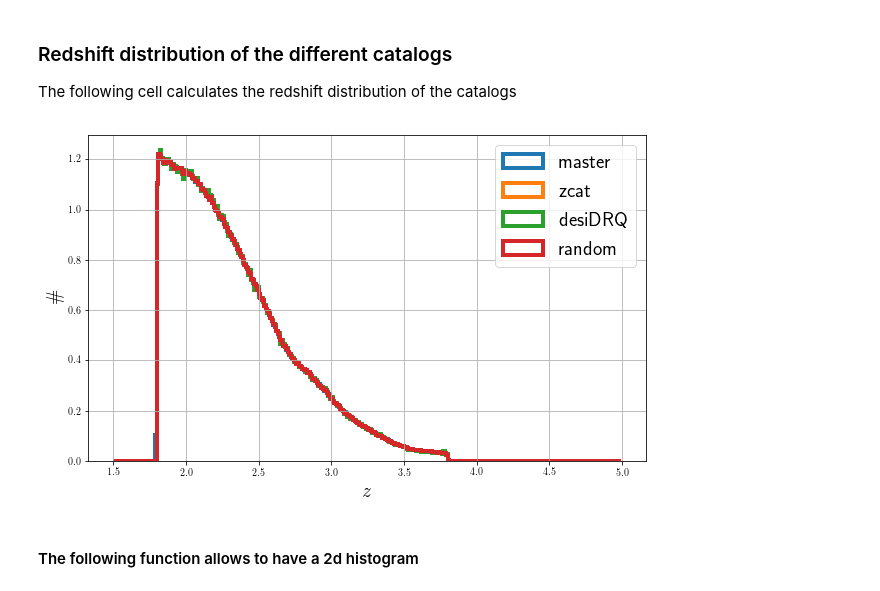
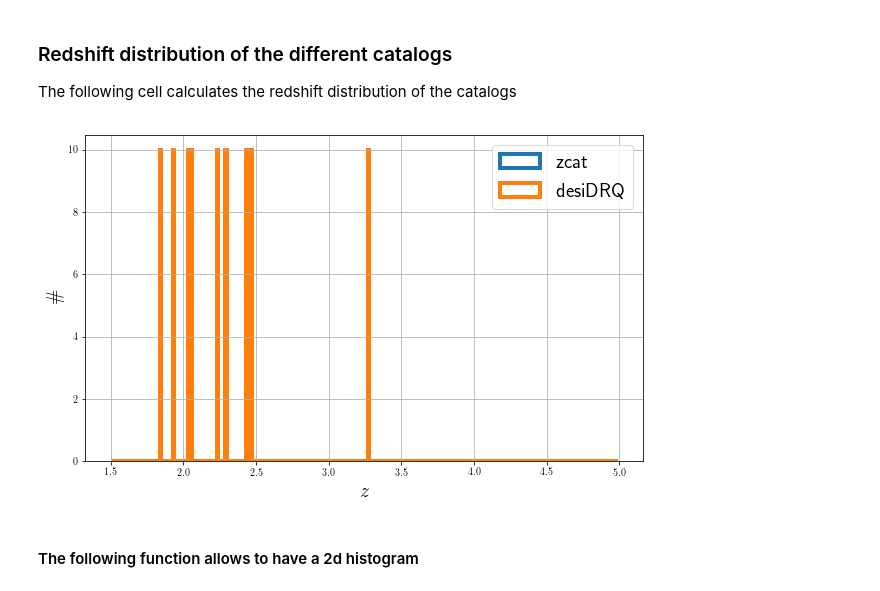
Before and after one commit to igmhub/desi_QA, a Jupyter notebook: Mocks/QA_plots.ipynb, the cells around one changed output. Drawn from its saved outputs; the diff is of its cells as text; code cells hidden in the pictures.

```diff
--- a/Mocks/QA_plots.ipynb
+++ b/Mocks/QA_plots.ipynb
@@ -80,10 +84,11 @@ data['fit_xcf'] = data['raw_path']+'/Correlations_LYA/Fit/LYA_QSO/result.h5'
 # __Catalogs__
 # %%
 # Catalogs
-cat_path = {'master':mock_base+'master.fits',
-            'zcat':mock_base+quick_ver+'/zcat.fits',
-            'desiDRQ':mock_base+quick_ver+'/zcat_desi_drq.fits',
-            'random':mock_base+'/master_randoms.fits.gz'}
+cat_path = {#'master':mock_base+'master.fits',
+            'zcat':mock['mock_quick']+'/zcat.fits',
+            'desiDRQ':mock['mock_quick']+'/zcat_desi_drq.fits',
+            #'random':mock_base+'/master_randoms.fits.gz'
+            }
 redshift_key = {'master':'Z_QSO_RSD', 'zcat':'Z', 'desiDRQ':'Z','random':'Z'}
 # %% [markdown]
 ### Redshift distribution of the different catalogs
@@ -93,16 +98,16 @@ catalogs
 # %%
 bins = sp.arange(1.5,5.,0.01)
 for name,path in cat_path.items():
-    h = fitsio.FITS(path)
+    h = fitsio.FITS(os.path.expandvars(path))
     z = h[1][redshift_key[name]][:]
     h.close()
     plt.hist(z,bins=bins,histtype='step',label=name,density=True,linewidth=4)
 plt.xlabel(r'$z$')
 plt.ylabel(r'$\mathrm{\#}$')
 plt.legend()
 plt.grid()
 # %% [output]
-[figure, old version]
+[figure, new version]
 # %% [markdown]
 #### The following function allows to have a 2d histogram
 # %%
```
Also changed, not shown: parts of 10 cells of this notebook.
